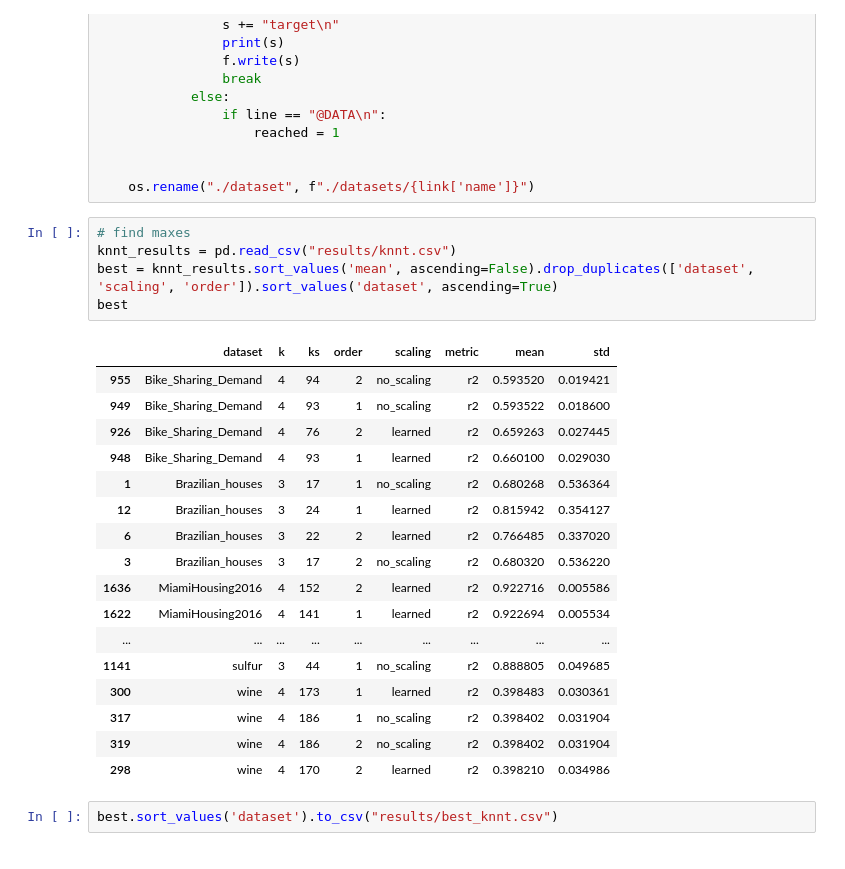
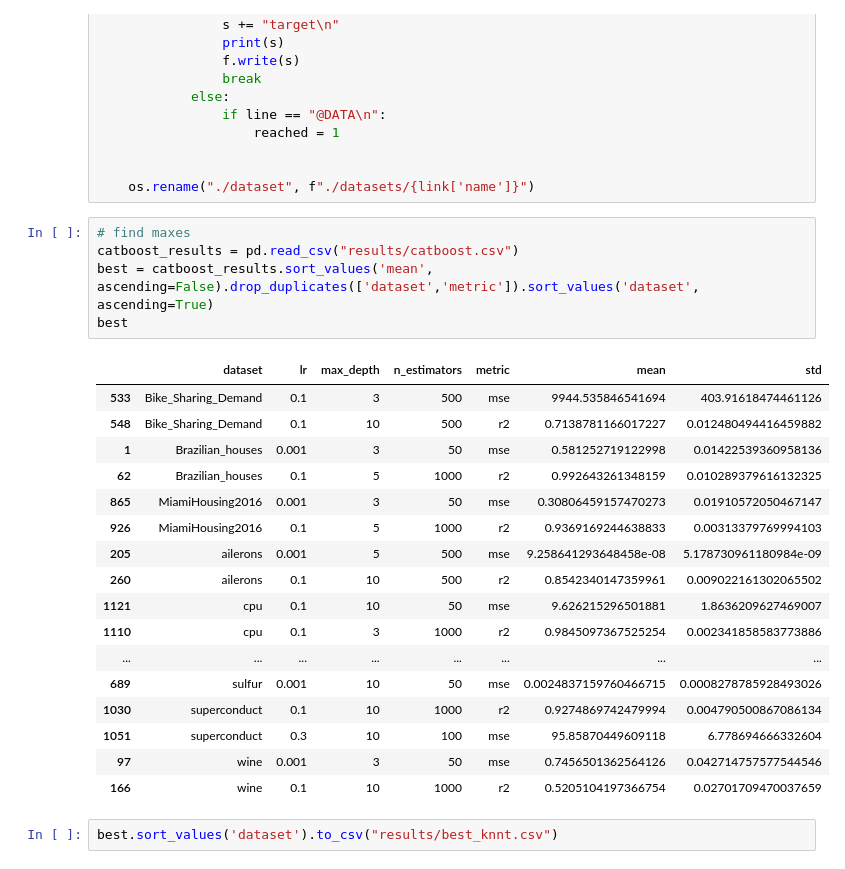
Before and after one commit to gracious-patience/knnt, a Jupyter notebook: diploma_projects/Diploma code/make_data.ipynb, the cells around one changed output. Cells and saved outputs as stored; diff of their text form.

Commit message:
new results

```diff
--- a/diploma_projects/Diploma code/make_data.ipynb
+++ b/diploma_projects/Diploma code/make_data.ipynb
@@ -48,27 +48,27 @@ for link in links:
     os.rename("./dataset", f"./datasets/{link['name']}")
 # %%
 # find maxes
-knnt_results = pd.read_csv("results/knnt.csv")
-best = knnt_results.sort_values('mean', ascending=False).drop_duplicates(['dataset', 'scaling', 'order']).sort_values('dataset', ascending=True)
+catboost_results = pd.read_csv("results/catboost.csv")
+best = catboost_results.sort_values('mean', ascending=False).drop_duplicates(['dataset','metric']).sort_values('dataset', ascending=True)
 best
 # %% [output]
-|  | dataset | k | ks | order | scaling | metric | mean | std |
-| 955 | Bike_Sharing_Demand | 4 | 94 | 2 | no_scaling | r2 | 0.593520 | 0.019421 |
-| 949 | Bike_Sharing_Demand | 4 | 93 | 1 | no_scaling | r2 | 0.593522 | 0.018600 |
-| 926 | Bike_Sharing_Demand | 4 | 76 | 2 | learned | r2 | 0.659263 | 0.027445 |
-| 948 | Bike_Sharing_Demand | 4 | 93 | 1 | learned | r2 | 0.660100 | 0.029030 |
-| 1 | Brazilian_houses | 3 | 17 | 1 | no_scaling | r2 | 0.680268 | 0.536364 |
-| 12 | Brazilian_houses | 3 | 24 | 1 | learned | r2 | 0.815942 | 0.354127 |
-| 6 | Brazilian_houses | 3 | 22 | 2 | learned | r2 | 0.766485 | 0.337020 |
-| 3 | Brazilian_houses | 3 | 17 | 2 | no_scaling | r2 | 0.680320 | 0.536220 |
-| 1636 | MiamiHousing2016 | 4 | 152 | 2 | learned | r2 | 0.922716 | 0.005586 |
-| 1622 | MiamiHousing2016 | 4 | 141 | 1 | learned | r2 | 0.922694 | 0.005534 |
-| ... | ... | ... | ... | ... | ... | ... | ... | ... |
-| 1141 | sulfur | 3 | 44 | 1 | no_scaling | r2 | 0.888805 | 0.049685 |
-| 300 | wine | 4 | 173 | 1 | learned | r2 | 0.398483 | 0.030361 |
-| 317 | wine | 4 | 186 | 1 | no_scaling | r2 | 0.398402 | 0.031904 |
-| 319 | wine | 4 | 186 | 2 | no_scaling | r2 | 0.398402 | 0.031904 |
-| 298 | wine | 4 | 170 | 2 | learned | r2 | 0.398210 | 0.034986 |
+|  | dataset | lr | max_depth | n_estimators | metric | mean | std |
+| 533 | Bike_Sharing_Demand | 0.1 | 3 | 500 | mse | 9944.535846541694 | 403.91618474461126 |
+| 548 | Bike_Sharing_Demand | 0.1 | 10 | 500 | r2 | 0.7138781166017227 | 0.012480494416459882 |
+| 1 | Brazilian_houses | 0.001 | 3 | 50 | mse | 0.581252719122998 | 0.01422539360958136 |
+| 62 | Brazilian_houses | 0.1 | 5 | 1000 | r2 | 0.992643261348159 | 0.010289379616132325 |
+| 865 | MiamiHousing2016 | 0.001 | 3 | 50 | mse | 0.30806459157470273 | 0.01910572050467147 |
+| 926 | MiamiHousing2016 | 0.1 | 5 | 1000 | r2 | 0.9369169244638833 | 0.00313379769994103 |
+| 205 | ailerons | 0.001 | 5 | 500 | mse | 9.258641293648458e-08 | 5.178730961180984e-09 |
+| 260 | ailerons | 0.1 | 10 | 500 | r2 | 0.8542340147359961 | 0.009022161302065502 |
+| 1121 | cpu | 0.1 | 10 | 50 | mse | 9.626215296501881 | 1.8636209627469007 |
+| 1110 | cpu | 0.1 | 3 | 1000 | r2 | 0.9845097367525254 | 0.002341858583773886 |
+| ... | ... | ... | ... | ... | ... | ... | ... |
+| 689 | sulfur | 0.001 | 10 | 50 | mse | 0.0024837159760466715 | 0.0008278785928493026 |
+| 1030 | superconduct | 0.1 | 10 | 1000 | r2 | 0.9274869742479994 | 0.004790500867086134 |
+| 1051 | superconduct | 0.3 | 10 | 100 | mse | 95.85870449609118 | 6.778694666332604 |
+| 97 | wine | 0.001 | 3 | 50 | mse | 0.7456501362564126 | 0.042714757577544546 |
+| 166 | wine | 0.1 | 10 | 1000 | r2 | 0.5205104197366754 | 0.02701709470037659 |
 # %%
 best.sort_values('dataset').to_csv("results/best_knnt.csv")
 # %%
```
Also changed, not shown: parts of 1 cell of this notebook, 8 other files.
